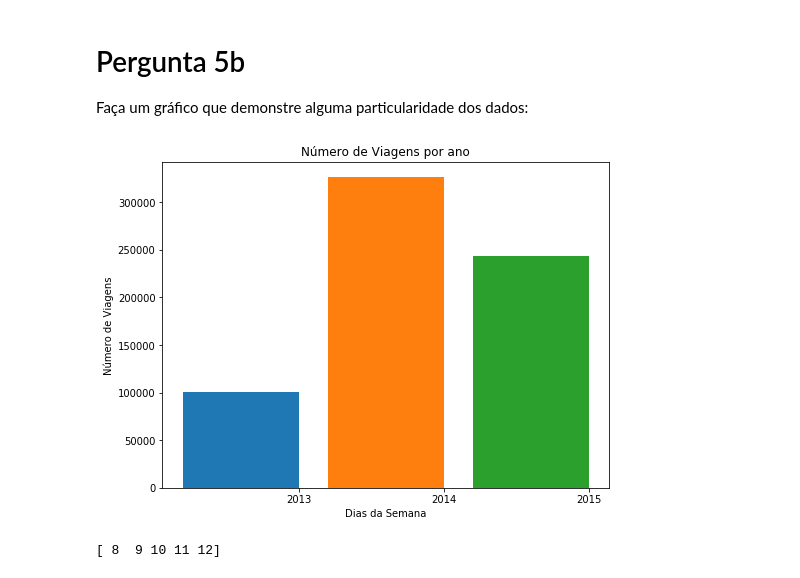
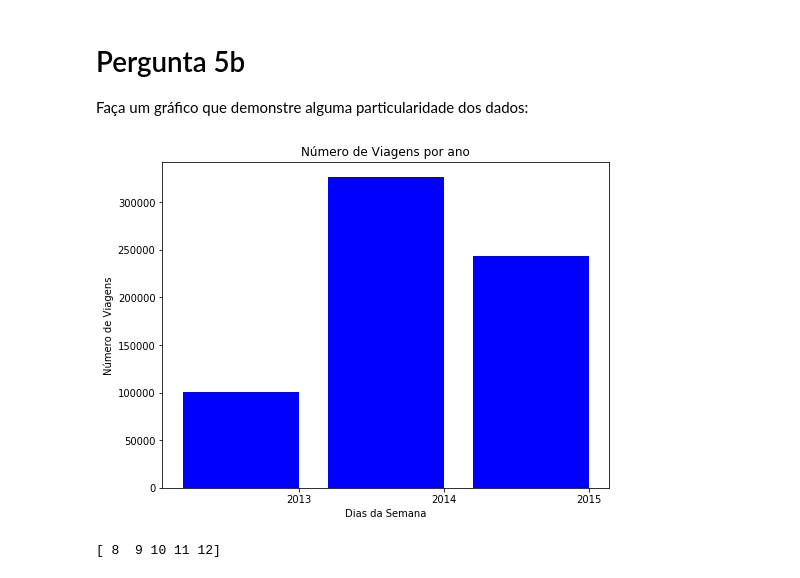
Before and after one commit to tiago-ferreira/data-science-foundation-one, a Jupyter notebook: weekFour/Analise_Bay_Area_Bike_Share-NDFDSI.ipynb, the cells around one changed output. Cells and saved outputs as stored; diff of their text form; code cells hidden in the pictures.

```diff
--- a/weekFour/Analise_Bay_Area_Bike_Share-NDFDSI.ipynb
+++ b/weekFour/Analise_Bay_Area_Bike_Share-NDFDSI.ipynb
@@ -633,26 +633,26 @@ Faça um gráfico que demonstre alguma particularidade dos dados:
 # %%
 # Gráfico Final 2
 plt.figure(figsize=(8,6))
 column = 'start_year'
 grouped_by_start_year = trip_data
 grouped_by_start_year['count'] = 1
 grouped_by_start_year = trip_data.groupby(column, as_index=False).count()
 levels = grouped_by_start_year[column].unique()
 n_levels = len(levels)
 bar_width = 0.8
 
 for i in range(n_levels):
-    plt.bar(i - bar_width/2, grouped_by_start_year.loc[i]['count'], width = bar_width)
+    plt.bar(i - bar_width/2, grouped_by_start_year.loc[i]['count'], width = bar_width, color='blue')
 
 # add labels to ticks for each group of bars.
 plt.xticks(range(n_levels), levels)
 
 plt.xlabel('Dias da Semana')
 plt.ylabel(u"Número de Viagens")
 plt.title(u"Número de Viagens por ano")
 plt.show()
 # %% [output]
-[figure, old version]
+[figure, new version]
 # %%
 def get_unique_months_of_the_yeaer(year):
     return trip_data[ trip_data['start_year'] == year ]['start_month'].unique()
```
